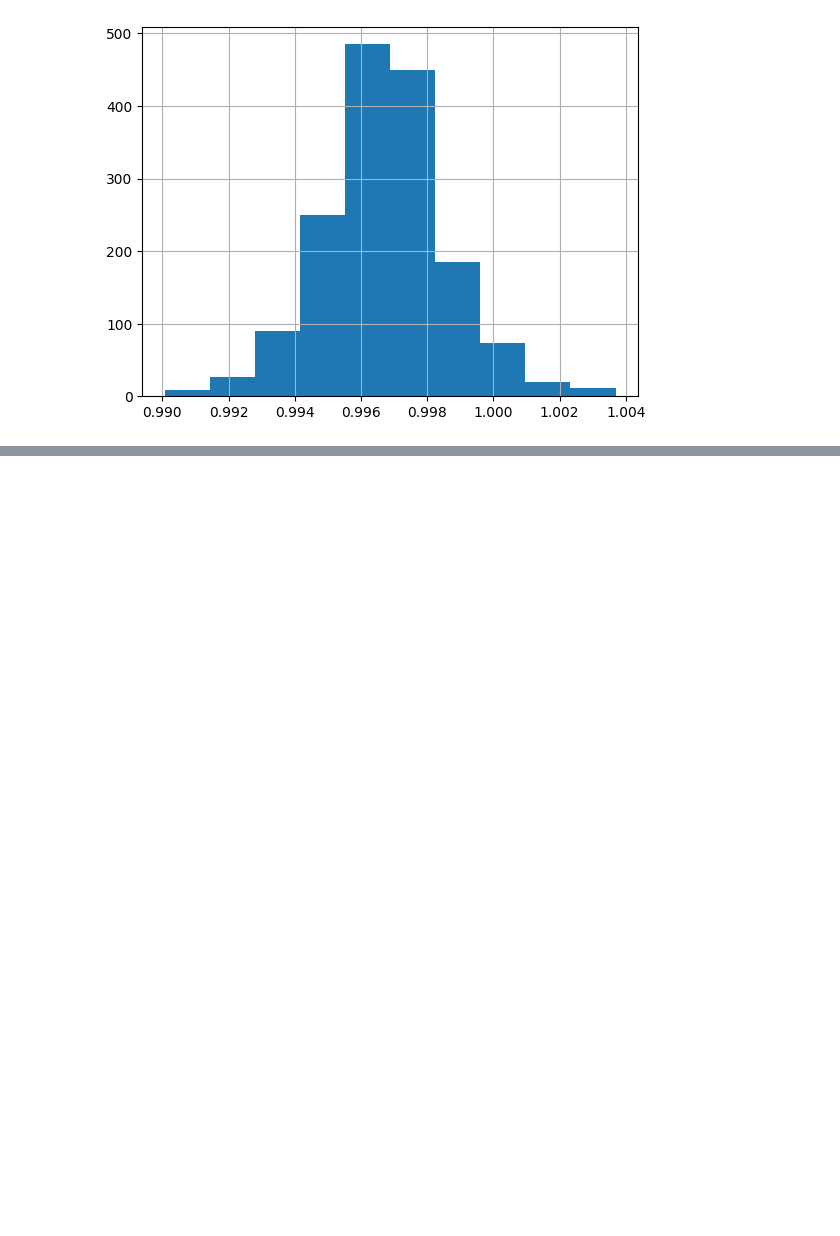
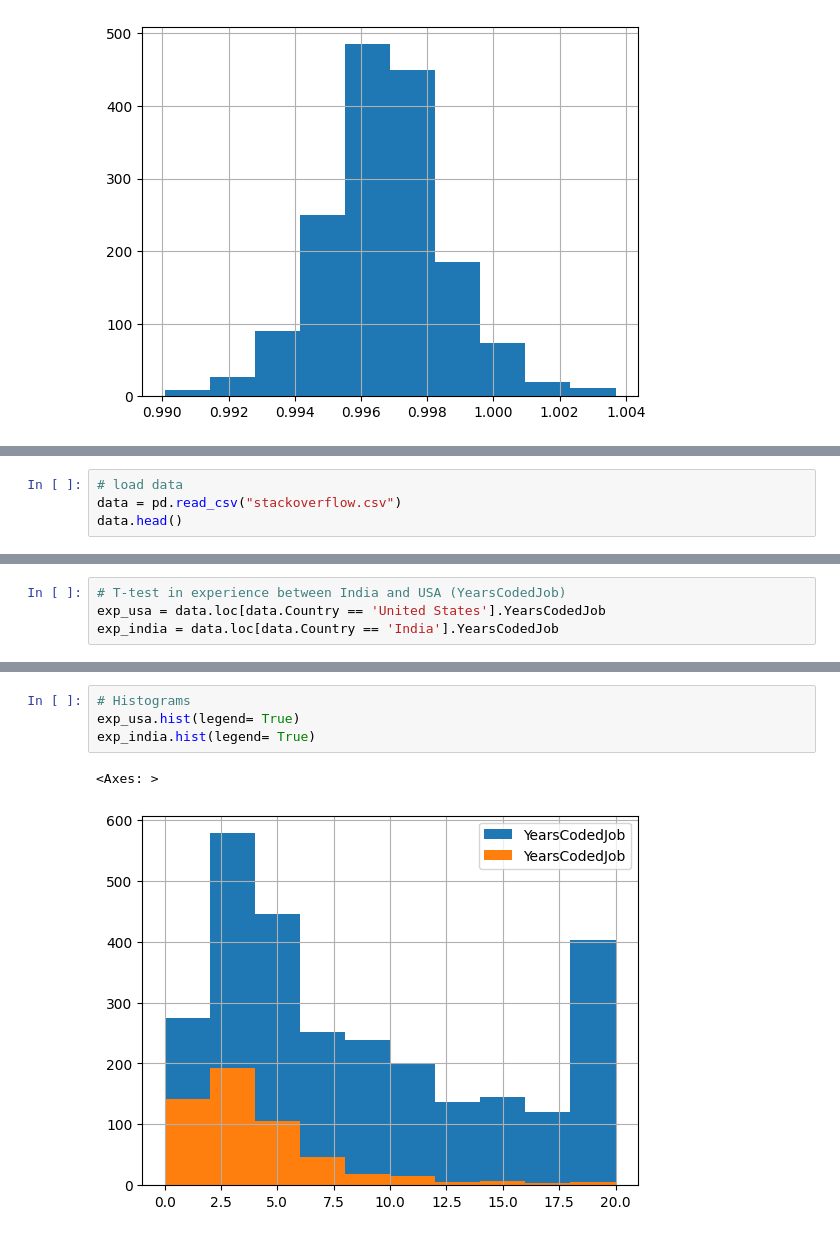
Before and after one commit to TimoCodez/Python-BIA, a Jupyter notebook: Intermediary_statistics.ipynb, the cells around one changed output, grey strips where cells are left out. Cells and saved outputs as stored; diff of their text form; blank space fills up the shorter version.

Commit message:
Added T-test

```diff
--- a/Intermediary_statistics.ipynb
+++ b/Intermediary_statistics.ipynb
@@ -133,0 +140,4 @@ df.density.hist()
+# %%
+# load data
+data = pd.read_csv("stackoverflow.csv")
+data.head()
@@ -133,0 +167,4 @@ df.density.hist()
+# %%
+# T-test in experience between India and USA (YearsCodedJob)
+exp_usa = data.loc[data.Country == 'United States'].YearsCodedJob
+exp_india = data.loc[data.Country == 'India'].YearsCodedJob
@@ -133,0 +182,7 @@ df.density.hist()
+# %%
+# Histograms
+exp_usa.hist(legend= True)
+exp_india.hist(legend= True)
+# %% [output]
+<Axes: >
+[figure, added]
```
Also changed, not shown: parts of 6 cells of this notebook.
